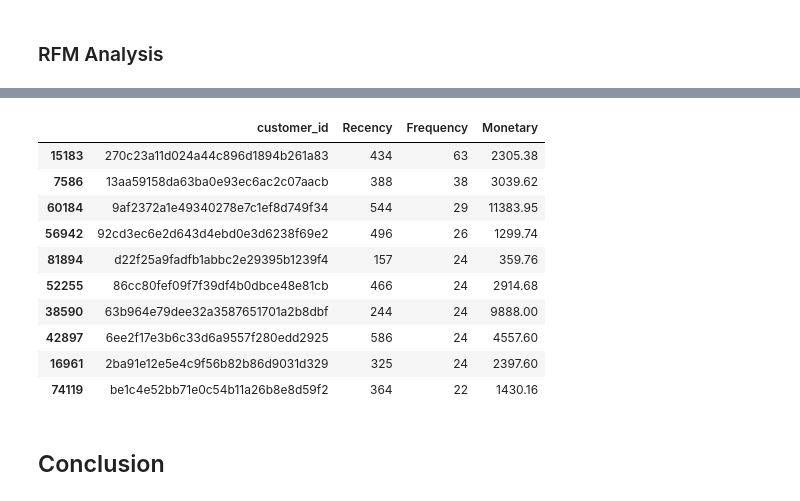
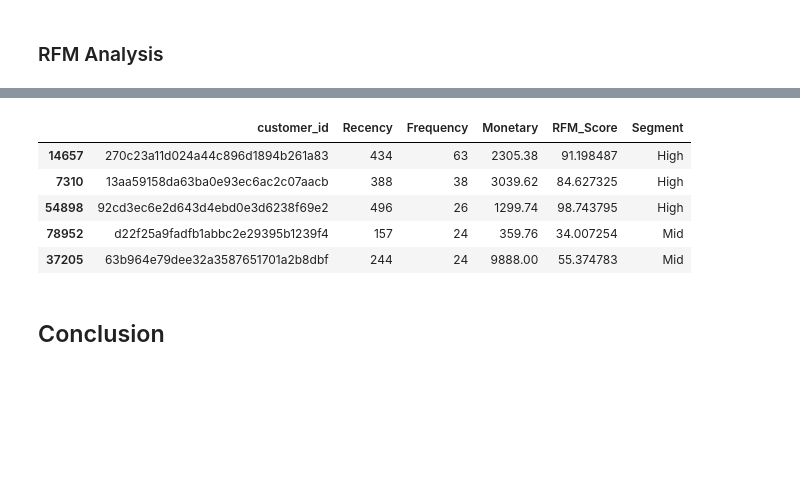
Before and after one commit to ReginaAyumi/analisis-data-project, a Jupyter notebook: proyek_akhir_data_analysis.ipynb, the cells around one changed output, grey strips where cells are left out. Drawn from its saved outputs; the diff is of its cells as text; code cells hidden in the pictures; blank space fills up the shorter version.

```diff
--- a/proyek_akhir_data_analysis.ipynb
+++ b/proyek_akhir_data_analysis.ipynb
@@ -861,0 +918,14 @@ memory usage: 30.9+ MB
+# %%
+# Menggantikan missing values dengan mode pada kolom kategori
+categorical_columns = ['payment_type', 'product_category_name', 'seller_city']
+for col in categorical_columns:
+    mode_value = all_data[col].mode()[0]
+    all_data[col].fillna(mode_value, inplace=True)
+# %%
+# Menggantikan missing values dengan forward fill pada kolom tanggal
+date_columns = ['order_approved_at', 'order_delivered_carrier_date']
+for col in date_columns:
+    all_data[col].fillna(method='ffill', inplace=True)
+# %%
+# Memastikan tidak ada missing values tersisa
+all_data.dropna(inplace=True)
@@ -1101,0 +1180,16 @@ rfm.sort_values(by='Recency',ascending=True)
+# %%
+rfm = pd.DataFrame({
+    'customer_id': recency.index,
+    'Recency': recency.values,
+    'Frequency': frequency.values,
+    'Monetary': monetary.values
+})
+
+# Calculate Percentiles
+rfm_percentiles = rfm[['Recency', 'Frequency', 'Monetary']].rank(pct=True)
+
+# RFM Segmentation
+rfm['RFM_Score'] = rfm_percentiles['Recency'] * 100 + rfm_percentiles['Frequency'] * 10 + rfm_percentiles['Monetary']
+rfm['RFM_Score'] = rfm['RFM_Score'].clip(0, 100)
+rfm_segment = pd.cut(rfm['RFM_Score'], bins=[0, 33, 66, 100], labels=['Low', 'Mid', 'High'])
+rfm['Segment'] = rfm_segment
@@ -1132,18 +1247,14 @@ rfm.sort_values(by='Recency',ascending=False).head(10)
 # %%
 # Customer dengan pembelian terbanyak
-rfm.sort_values(by='Frequency',ascending=False).head(10)
+top_frequency_customers = rfm.sort_values(by='Frequency', ascending=False).head(10)
+top_frequency_customers.head()
 # %% [output]
-|  | customer_id | Recency | Frequency | Monetary |
-| 15183 | 270c23a11d024a44c896d1894b261a83 | 434 | 63 | 2305.38 |
-| 7586 | 13aa59158da63ba0e93ec6ac2c07aacb | 388 | 38 | 3039.62 |
-| 60184 | 9af2372a1e49340278e7c1ef8d749f34 | 544 | 29 | 11383.95 |
-| 56942 | 92cd3ec6e2d643d4ebd0e3d6238f69e2 | 496 | 26 | 1299.74 |
-| 81894 | d22f25a9fadfb1abbc2e29395b1239f4 | 157 | 24 | 359.76 |
-| 52255 | 86cc80fef09f7f39df4b0dbce48e81cb | 466 | 24 | 2914.68 |
-| 38590 | 63b964e79dee32a3587651701a2b8dbf | 244 | 24 | 9888.00 |
-| 42897 | 6ee2f17e3b6c33d6a9557f280edd2925 | 586 | 24 | 4557.60 |
-| 16961 | 2ba91e12e5e4c9f56b82b86d9031d329 | 325 | 24 | 2397.60 |
-| 74119 | be1c4e52bb71e0c54b11a26b8e8d59f2 | 364 | 22 | 1430.16 |
+|  | customer_id | Recency | Frequency | Monetary | RFM_Score | Segment |
+| 14657 | 270c23a11d024a44c896d1894b261a83 | 434 | 63 | 2305.38 | 91.198487 | High |
+| 7310 | 13aa59158da63ba0e93ec6ac2c07aacb | 388 | 38 | 3039.62 | 84.627325 | High |
+| 54898 | 92cd3ec6e2d643d4ebd0e3d6238f69e2 | 496 | 26 | 1299.74 | 98.743795 | High |
+| 78952 | d22f25a9fadfb1abbc2e29395b1239f4 | 157 | 24 | 359.76 | 34.007254 | Mid |
+| 37205 | 63b964e79dee32a3587651701a2b8dbf | 244 | 24 | 9888.00 | 55.374783 | Mid |
 # %% [markdown]
 ## Conclusion
 # %% [markdown]
```
Also changed, not shown: parts of 48 cells of this notebook.
